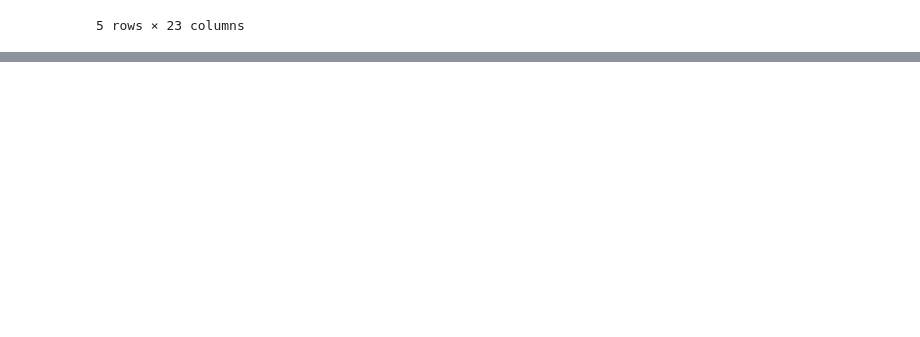
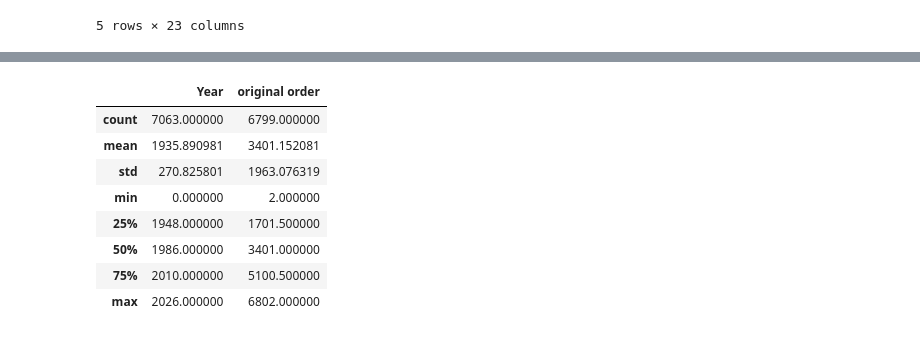
Before and after one commit to bperezlovisolo/clase_git_benjaminperez, a Jupyter notebook: data-cleaning.pandas.ipynb, the cells around one changed output, grey strips where cells are left out. Saved outputs shown, nothing was run; the diff lists cells and outputs as text; code cells hidden in the pictures; blank space fills up the shorter version.

```diff
--- a/data-cleaning.pandas.ipynb
+++ b/data-cleaning.pandas.ipynb
@@ -28,0 +61,12 @@ proyect_sharks.head()
+# %%
+proyect_sharks.describe()
+# %% [output]
+|  | Year | original order |
+| count | 7063.000000 | 6799.000000 |
+| mean | 1935.890981 | 3401.152081 |
+| std | 270.825801 | 1963.076319 |
+| min | 0.000000 | 2.000000 |
+| 25% | 1948.000000 | 1701.500000 |
+| 50% | 1986.000000 | 3401.000000 |
+| 75% | 2010.000000 | 5100.500000 |
+| max | 2026.000000 | 6802.000000 |
```
Also changed, not shown: parts of 9 cells of this notebook.
